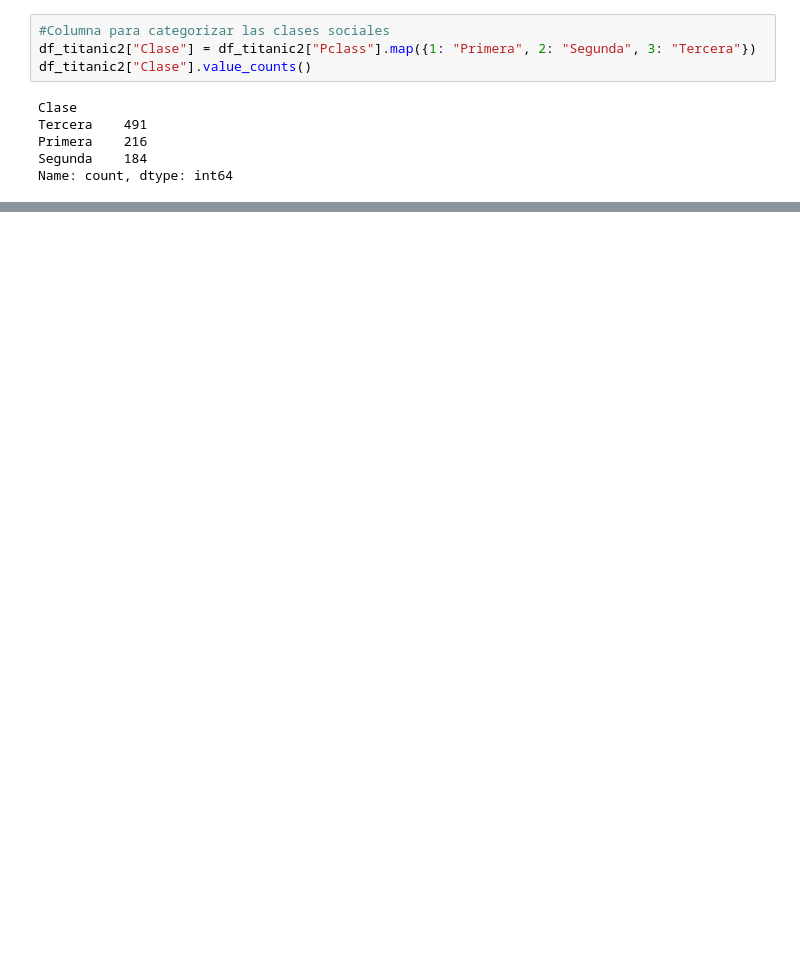
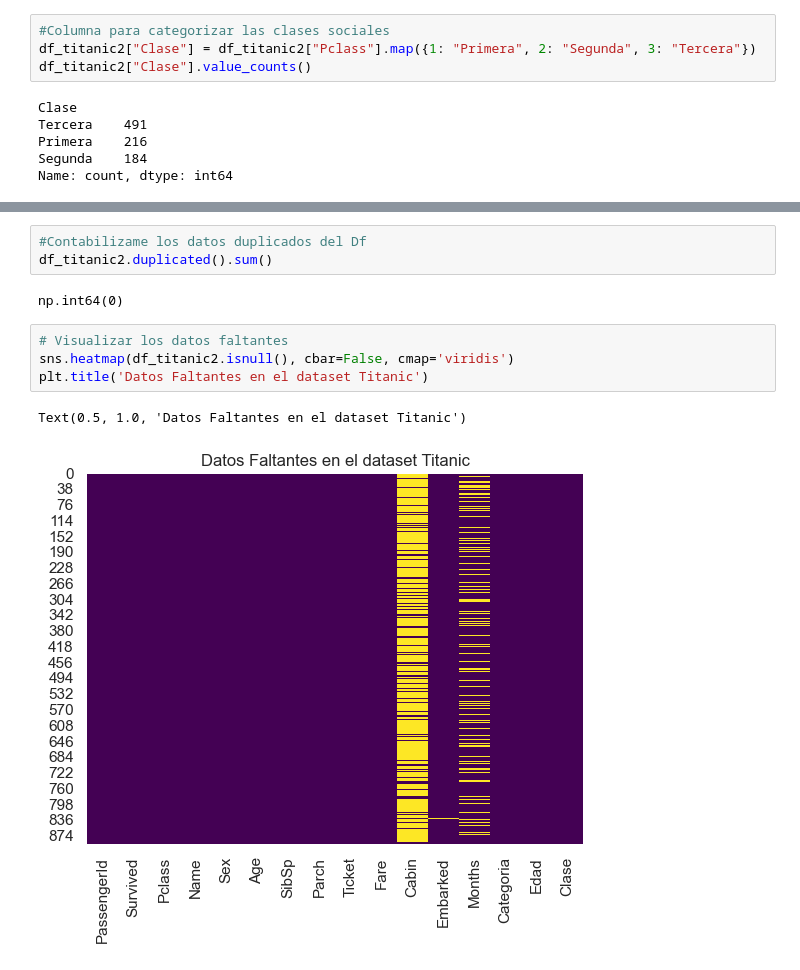
Before and after one commit to Fjmarvalr/panda.sesion1, a Jupyter notebook: sesion1panda.ipynb, the cells around one changed output, grey strips where cells are left out. Saved outputs shown, nothing was run; the diff lists cells and outputs as text; blank space fills up the shorter version.

```diff
--- a/sesion1panda.ipynb
+++ b/sesion1panda.ipynb
@@ -635,0 +697,12 @@ df_titanic2.head(10)
+# %%
+#Contabilizame los datos duplicados del Df
+df_titanic2.duplicated().sum()
+# %% [output]
+np.int64(0)
+# %%
+# Visualizar los datos faltantes
+sns.heatmap(df_titanic2.isnull(), cbar=False, cmap='viridis')
+plt.title('Datos Faltantes en el dataset Titanic')
+# %% [output]
+Text(0.5, 1.0, 'Datos Faltantes en el dataset Titanic')
+[figure, added]
```
Also changed, not shown: parts of 21 cells of this notebook.
